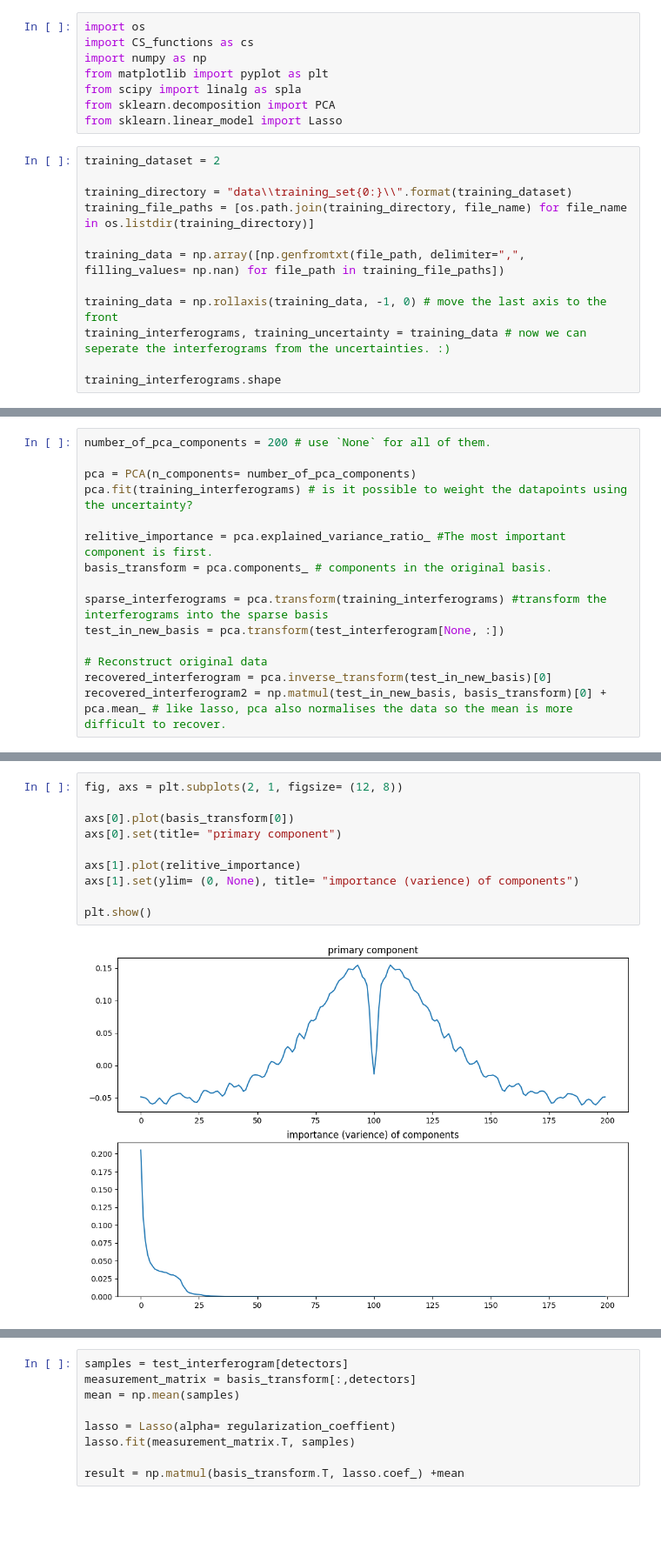
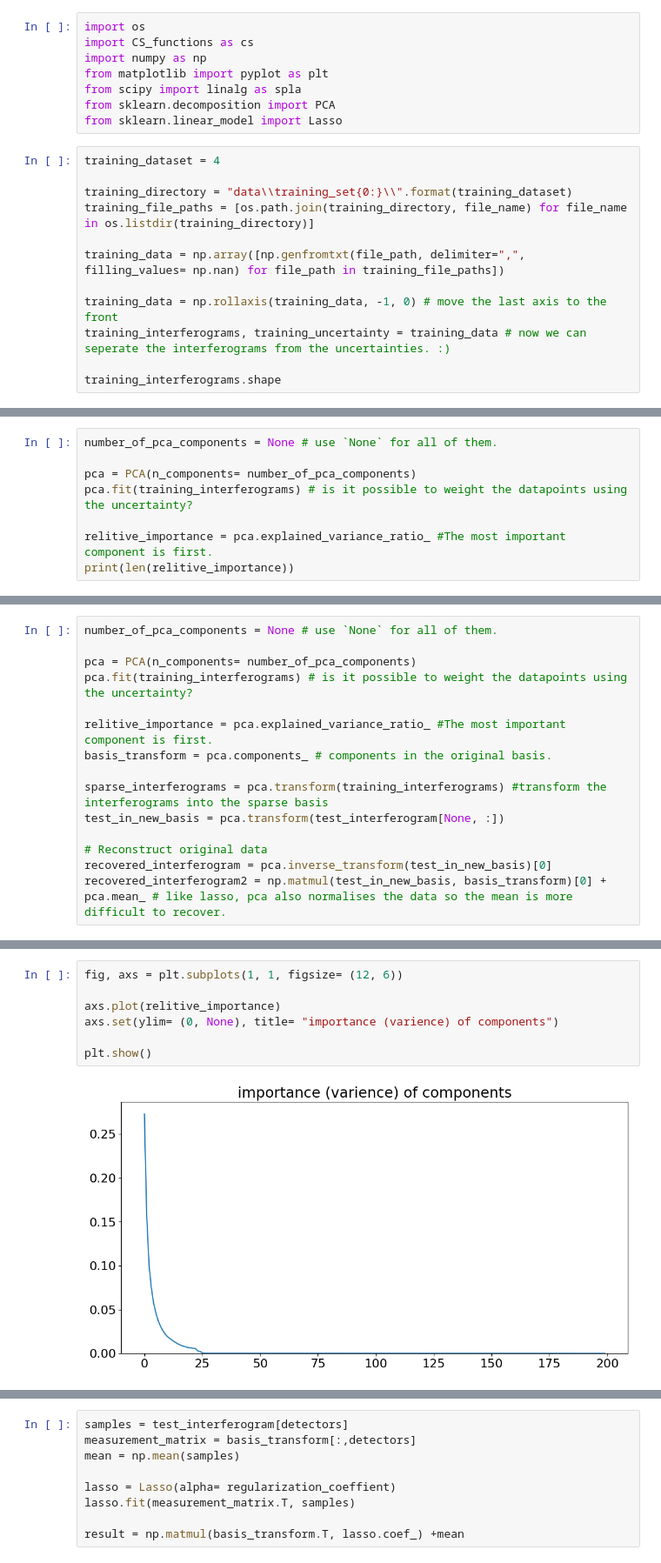
Before and after one commit to Jammi-Dodgers/THz-Compressed-Sensing, a Jupyter notebook: compressed_sensing/CS_PCA.ipynb, the cells around one changed output, grey strips where cells are left out. Shown at 87% size. Saved outputs shown, nothing was run; the diff lists cells and outputs as text; blank space fills up the shorter version.

```diff
--- a/compressed_sensing/CS_PCA.ipynb
+++ b/compressed_sensing/CS_PCA.ipynb
@@ -20,7 +20,7 @@ from scipy import linalg as spla
 from sklearn.decomposition import PCA
 from sklearn.linear_model import Lasso
 # %%
-training_dataset = 2
+training_dataset = 4
 
 training_directory = "data\\training_set{0:}\\".format(training_dataset)
 training_file_paths = [os.path.join(training_directory, file_name) for file_name in os.listdir(training_directory)]
@@ -39,3 +39,11 @@ interferogram_to_test = 12
 test_file_name = "1dmockanderrors{0:d}".format(interferogram_to_test)
 
 test_interferogram, test_uncertainties = cs.open_dataset(test_file_name, ".csv")
+# %%
+number_of_pca_components = None # use `None` for all of them.
+
+pca = PCA(n_components= number_of_pca_components)
+pca.fit(training_interferograms) # is it possible to weight the datapoints using the uncertainty?
+
+relitive_importance = pca.explained_variance_ratio_ #The most important component is first.
+print(len(relitive_importance))
@@ -42,5 +52,5 @@ test_interferogram, test_uncertainties = cs.open_dataset(test_file_name, ".csv")
 # %%
-number_of_pca_components = 200 # use `None` for all of them.
+number_of_pca_components = None # use `None` for all of them.
 
 pca = PCA(n_components= number_of_pca_components)
 pca.fit(training_interferograms) # is it possible to weight the datapoints using the uncertainty?
@@ -66,12 +76,9 @@ plt.show()
 # %%
-fig, axs = plt.subplots(2, 1, figsize= (12, 8))
+fig, axs = plt.subplots(1, 1, figsize= (12, 6))
 
-axs[0].plot(basis_transform[0])
-axs[0].set(title= "primary component")
-
-axs[1].plot(relitive_importance)
-axs[1].set(ylim= (0, None), title= "importance (varience) of components")
+axs.plot(relitive_importance)
+axs.set(ylim= (0, None), title= "importance (varience) of components")
 
 plt.show()
 # %% [output]
-[figure, old version]
+[figure, new version]
```
Also changed, not shown: parts of 9 cells of this notebook, 3 other files.
